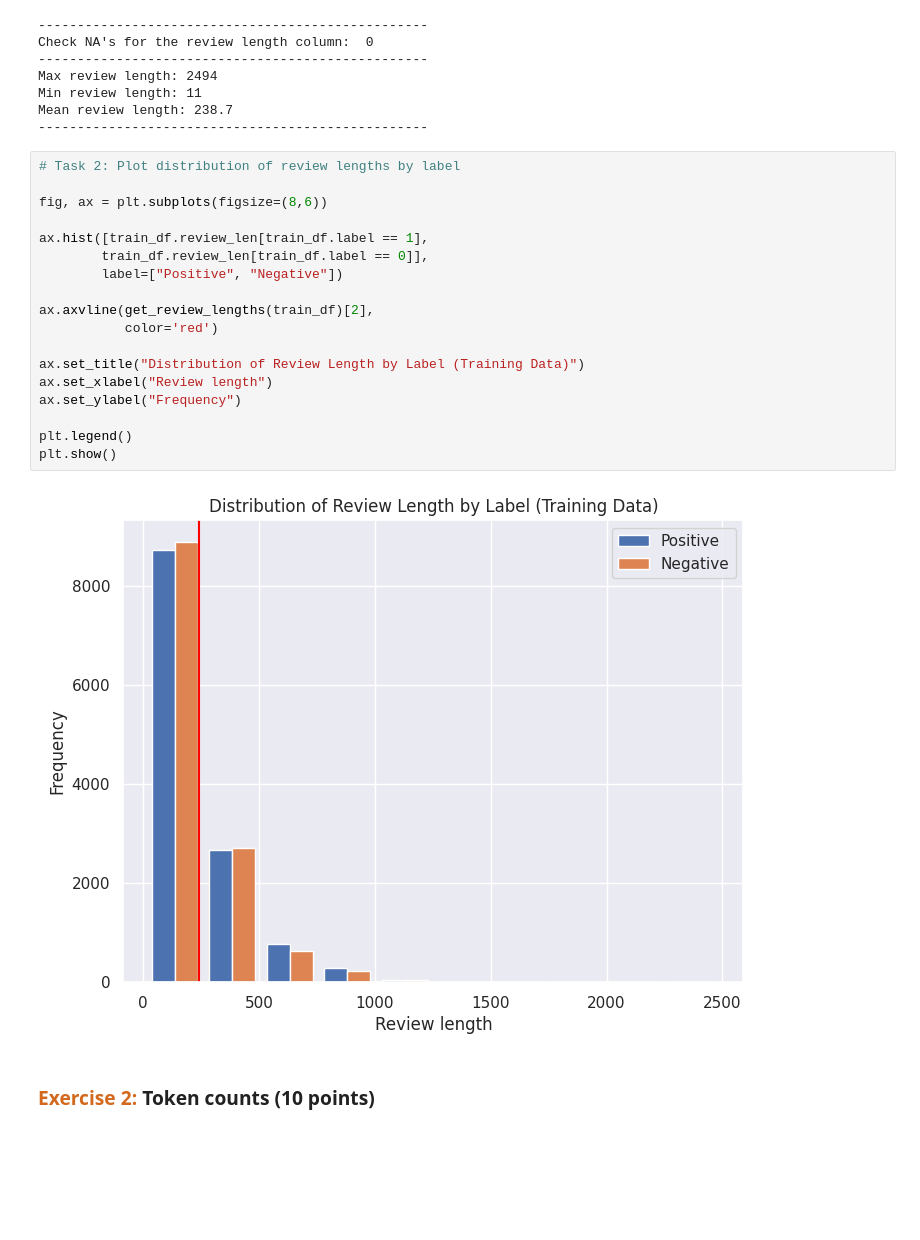
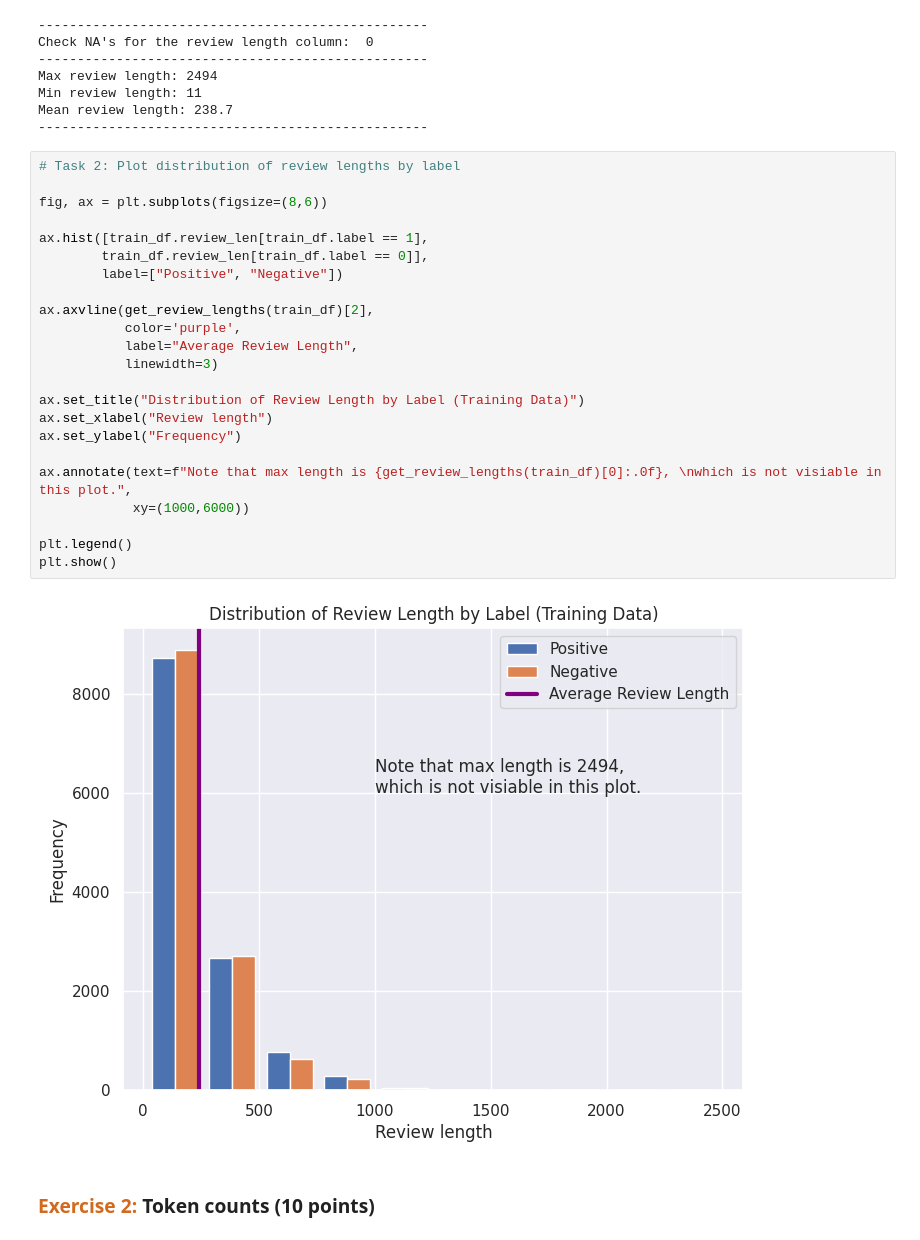
Before and after one commit to dabingougou/207, a Jupyter notebook: week_9/09 Embeddings for Text.ipynb, the cells around one changed output. Cells and saved outputs as stored; diff of their text form; blank space fills up the shorter version.

```diff
--- a/week_9/09 Embeddings for Text.ipynb
+++ b/week_9/09 Embeddings for Text.ipynb
@@ -207,23 +207,28 @@ Mean review length: 238.7
 # %%
 # Task 2: Plot distribution of review lengths by label
 
 fig, ax = plt.subplots(figsize=(8,6))
 
 ax.hist([train_df.review_len[train_df.label == 1],
         train_df.review_len[train_df.label == 0]],
         label=["Positive", "Negative"])
 
 ax.axvline(get_review_lengths(train_df)[2],
-           color='red')
+           color='purple',
+           label="Average Review Length",
+           linewidth=3)
 
 ax.set_title("Distribution of Review Length by Label (Training Data)")
 ax.set_xlabel("Review length")
 ax.set_ylabel("Frequency")
 
+ax.annotate(text=f"Note that max length is {get_review_lengths(train_df)[0]:.0f}, \nwhich is not visiable in this plot.",
+            xy=(1000,6000))
+
 plt.legend()
 plt.show()
 # %% [output]
-[figure, old version]
+[figure, new version]
 # %% [markdown]
 ### <span style="color:chocolate">Exercise 2:</span> Token counts (10 points)
 # %% [markdown]
```
Also changed, not shown: parts of 8 cells of this notebook.
